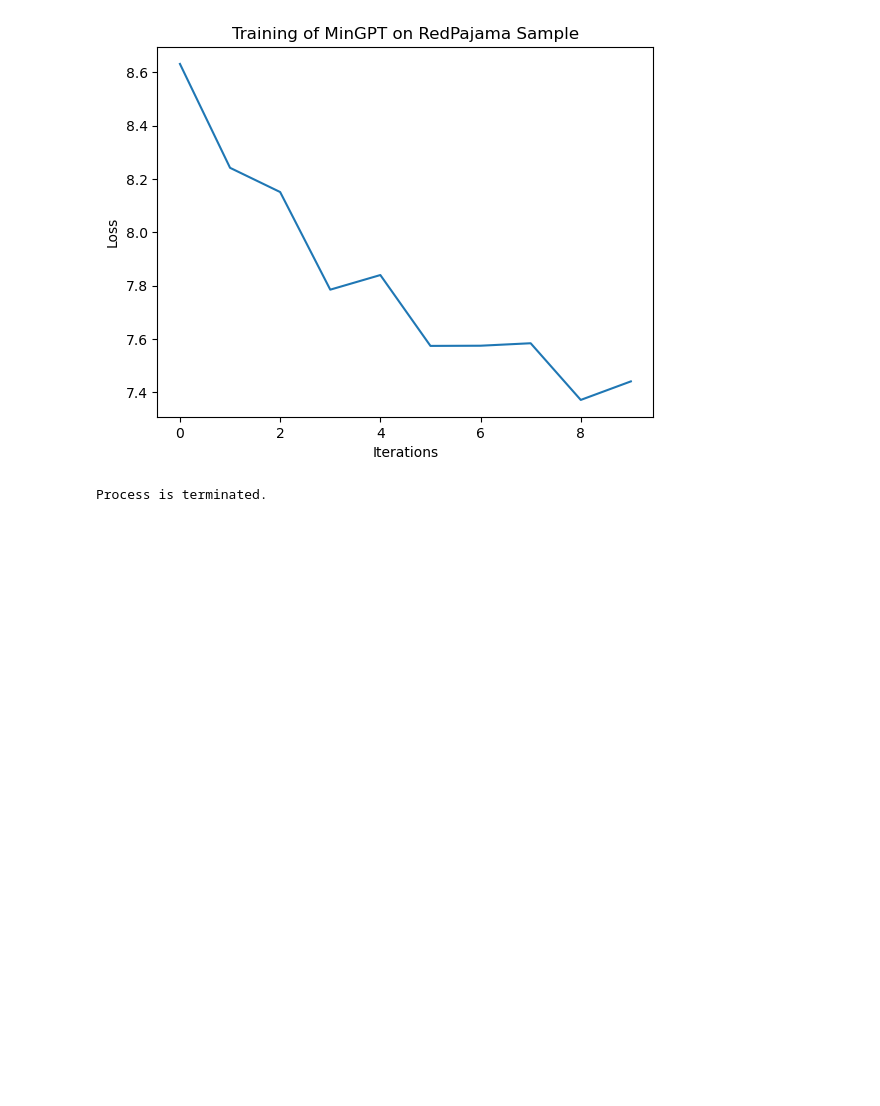
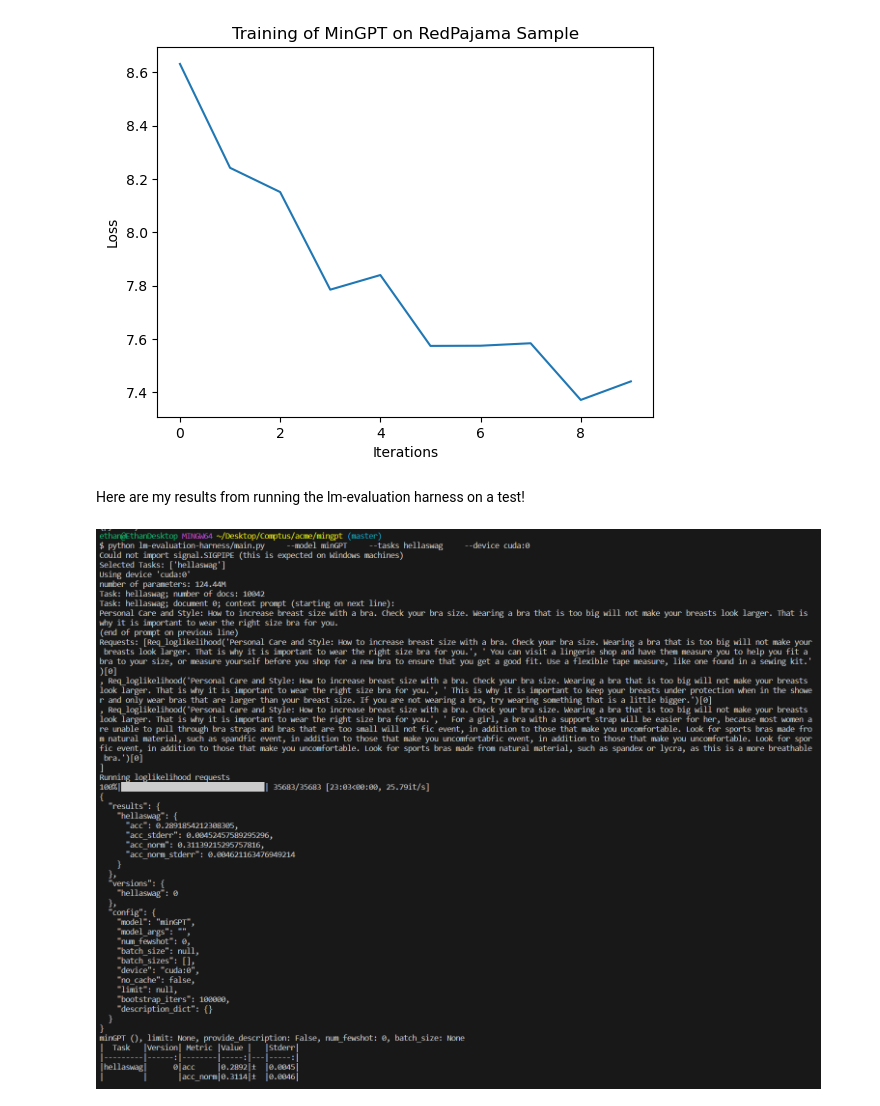
Before and after one commit to EthanRCT/minGPT, a Jupyter notebook: 2a.ipynb, the cells around one changed output. Saved outputs shown, nothing was run; the diff lists cells and outputs as text; code cells hidden in the pictures; blank space fills up the shorter version.

Commit message:
finished eval

```diff
--- a/2a.ipynb
+++ b/2a.ipynb
@@ -100,11 +102,10 @@ plt.ylabel('Loss')
 plt.show()
 # %% [output]
 [figure]
-# %%
-%%bash
-python lm-evaluation-harness/main.py \
-    --model minGPT \
-    --tasks hellaswag \
-    --device cuda:0
-# %% [output]
-Process is terminated.
+# %% [markdown]
+Here are my results from running the lm-evaluation harness on a test!
+# %%
+from IPython.display import Image
+Image(filename="lm-eval_results.png")
+# %% [output]
+[figure, added]
```
Also changed, not shown: parts of 2 cells of this notebook, 1 other file.
